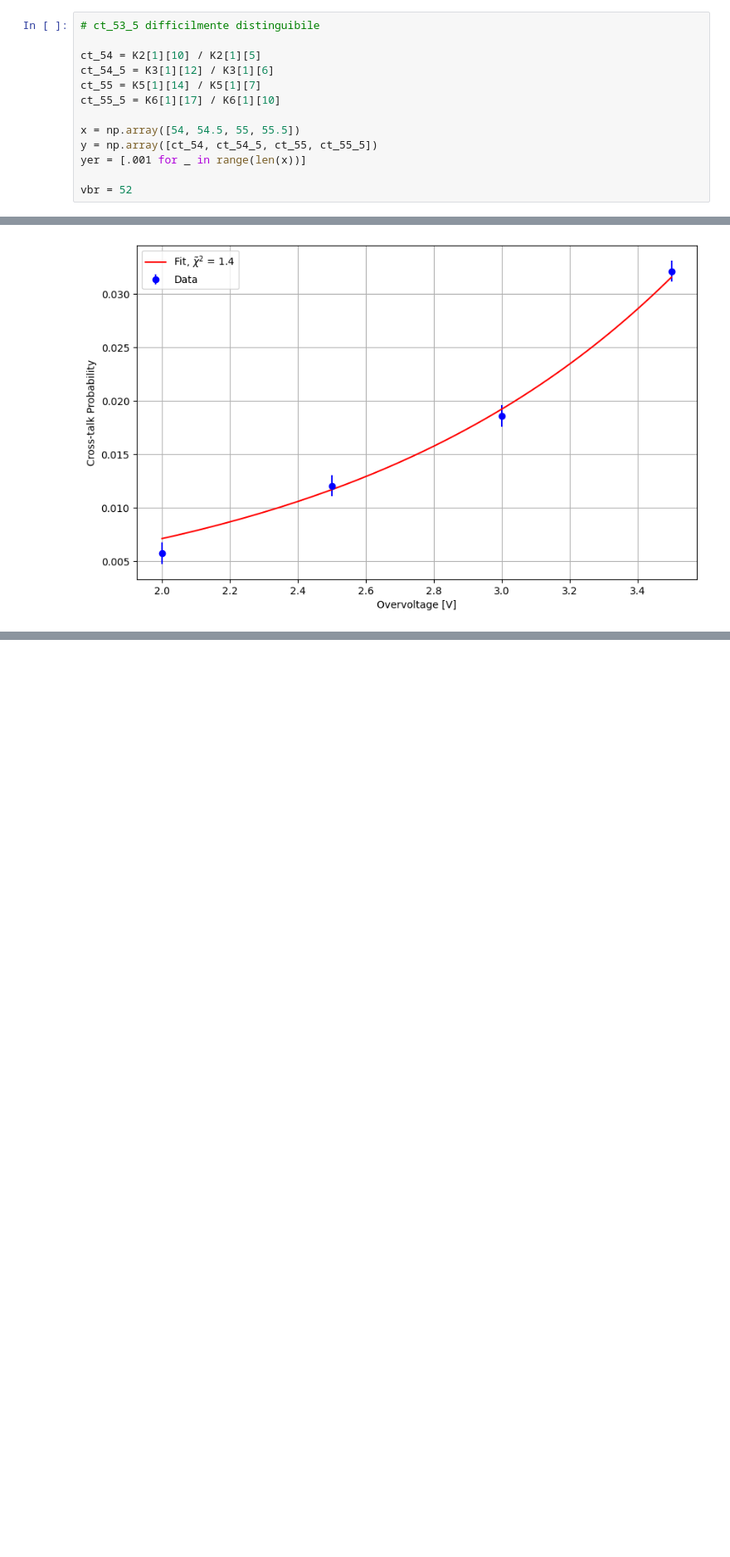
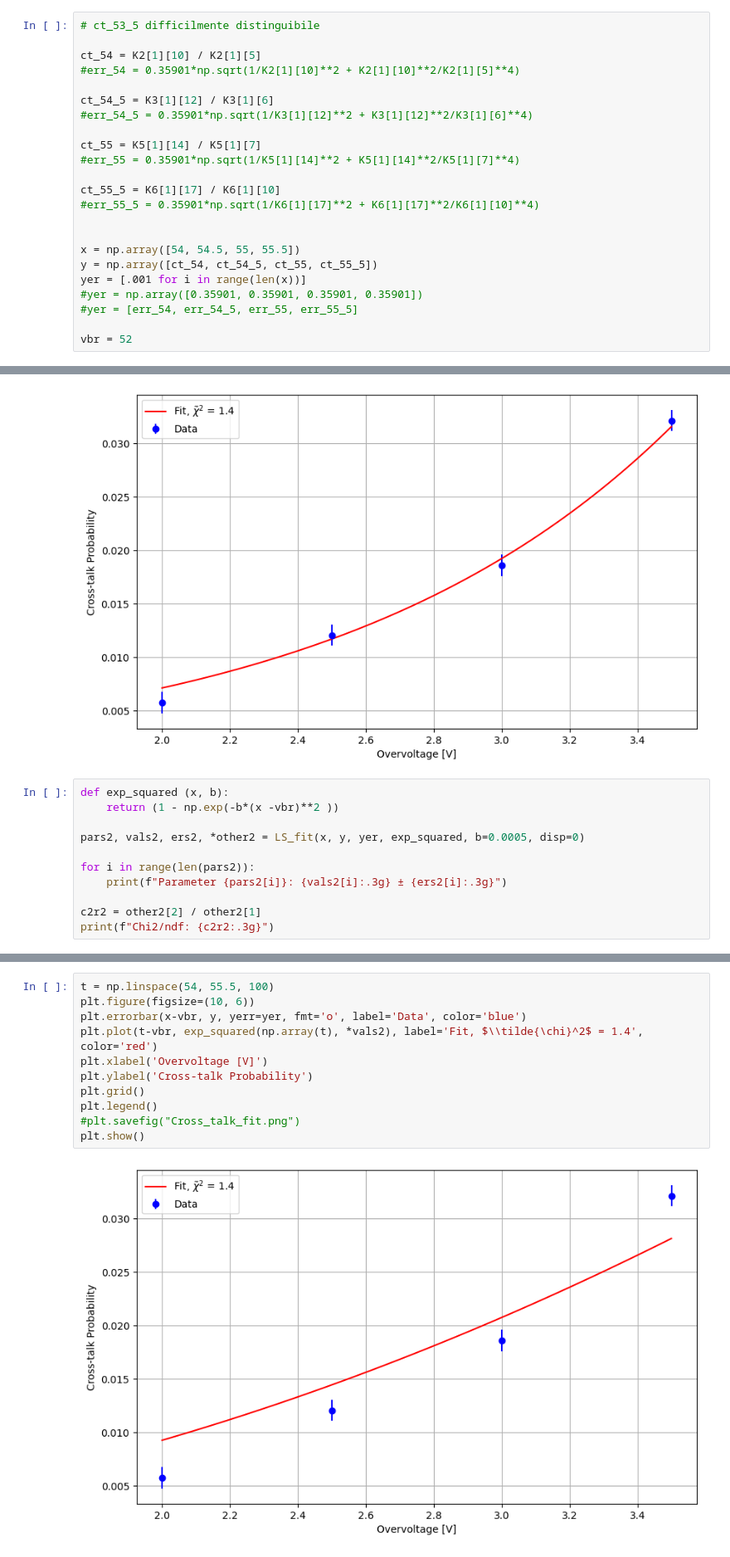
Before and after one commit to Pavar0tty/Laboratorio_SiPM, a Jupyter notebook: Analisi/Parte 1/Analisi Dark_Ladder/Analisi_Staircase.ipynb, the cells around one changed output, grey strips where cells are left out. Shown: that part at 83% size. Saved outputs shown, nothing was run; the diff lists cells and outputs as text; blank space fills up the shorter version.

```diff
--- a/Analisi/Parte 1/Analisi Dark_Ladder/Analisi_Staircase.ipynb
+++ b/Analisi/Parte 1/Analisi Dark_Ladder/Analisi_Staircase.ipynb
@@ -76,13 +76,23 @@ graph(K1[0], K1[1], K2[0], K2[1], K3[0], K3[1], K4[0], K4[1], K5[0], K5[1], K6[0
 # ct_53_5 difficilmente distinguibile
 
 ct_54 = K2[1][10] / K2[1][5]
+#err_54 = 0.35901*np.sqrt(1/K2[1][10]**2 + K2[1][10]**2/K2[1][5]**4)
+
 ct_54_5 = K3[1][12] / K3[1][6]
+#err_54_5 = 0.35901*np.sqrt(1/K3[1][12]**2 + K3[1][12]**2/K3[1][6]**4)
+
 ct_55 = K5[1][14] / K5[1][7]
+#err_55 = 0.35901*np.sqrt(1/K5[1][14]**2 + K5[1][14]**2/K5[1][7]**4)
+
 ct_55_5 = K6[1][17] / K6[1][10]
+#err_55_5 = 0.35901*np.sqrt(1/K6[1][17]**2 + K6[1][17]**2/K6[1][10]**4)
+
 
 x = np.array([54, 54.5, 55, 55.5])
 y = np.array([ct_54, ct_54_5, ct_55, ct_55_5])
-yer = [.001 for _ in range(len(x))]
+yer = [.001 for i in range(len(x))]
+#yer = np.array([0.35901, 0.35901, 0.35901, 0.35901])
+#yer = [err_54, err_54_5, err_55, err_55_5]
 
 vbr = 52
 # %%
@@ -115,3 +125,14 @@ plt.show()
 # Save the fit parameters to a file
 # %% [output]
 [figure]
+# %%
+def exp_squared (x, b):
+    return (1 - np.exp(-b*(x -vbr)**2 ))
+
+pars2, vals2, ers2, *other2 = LS_fit(x, y, yer, exp_squared, b=0.0005, disp=0)
+
+for i in range(len(pars2)):
+    print(f"Parameter {pars2[i]}: {vals2[i]:.3g} ± {ers2[i]:.3g}")
+
+c2r2 = other2[2] / other2[1]
+print(f"Chi2/ndf: {c2r2:.3g}")
@@ -117,0 +142,13 @@ plt.show()
+# %%
+t = np.linspace(54, 55.5, 100)
+plt.figure(figsize=(10, 6))
+plt.errorbar(x-vbr, y, yerr=yer, fmt='o', label='Data', color='blue')
+plt.plot(t-vbr, exp_squared(np.array(t), *vals2), label='Fit, $\\tilde{\chi}^2$ = 1.4', color='red')
+plt.xlabel('Overvoltage [V]')
+plt.ylabel('Cross-talk Probability')
+plt.grid()
+plt.legend()
+#plt.savefig("Cross_talk_fit.png")
+plt.show()
+# %% [output]
+[figure, added]
```
Also changed, not shown: parts of 2 cells of this notebook.
